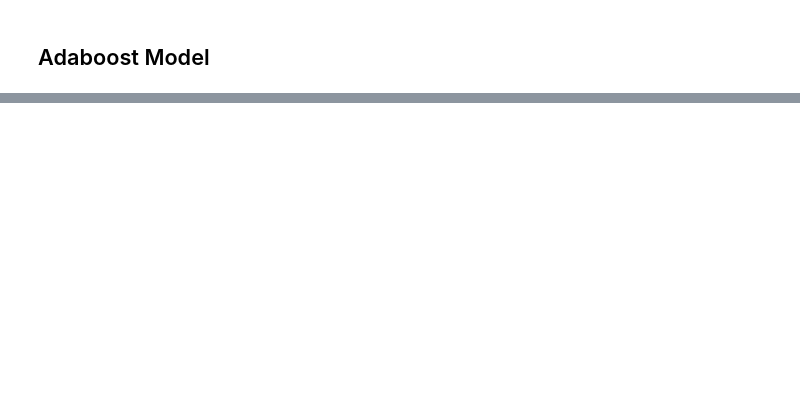
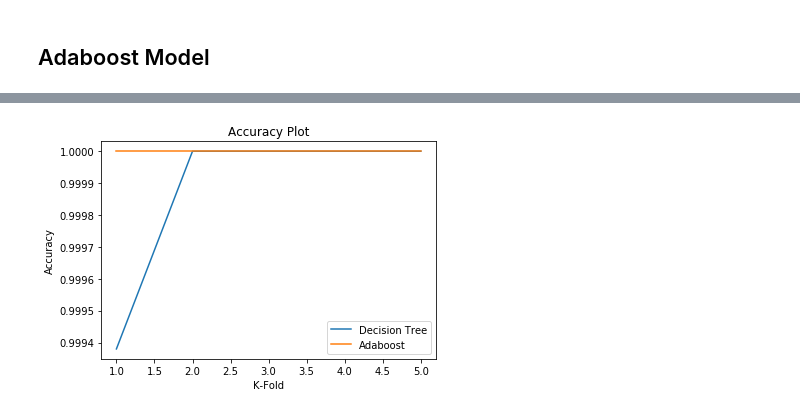
Before and after one commit to rjs211/CS564-ML, a Jupyter notebook: Assignment5/Q2/Q2.ipynb, the cells around one changed output, grey strips where cells are left out. Drawn from its saved outputs; the diff is of its cells as text; code cells hidden in the pictures; blank space fills up the shorter version.

```diff
--- a/Assignment5/Q2/Q2.ipynb
+++ b/Assignment5/Q2/Q2.ipynb
@@ -52,2 +56,5 @@ X_Train, X_Test, Y_Train, Y_Test = train_test_split(X.values, Y.values, test_siz
+# %%
+X = X.values
+Y = Y.values
 # %%
 kf = KFold(n_splits = 5, shuffle = True)
@@ -53,0 +341,15 @@ kf = KFold(n_splits = 5, shuffle = True)
+# %%
+dtree = DecisionTree('misclassification')
+decision_tree_scores = []
+
+print('For 5-Fold Cross Validation')
+for train_index, val_index in kf.split(X):
+    X_train, X_val = X[train_index], X[val_index]
+    Y_train, Y_val = Y[train_index], Y[val_index]
+
+    root = dtree.build_tree(data = X_train, labels = Y_train)
+    print(dtree.root)
+
+    y_pred_test = dtree.get_labels(data = X_val)
+    decision_tree_scores.append(get_scores(Y_val.ravel(), y_pred_test))
+    print('Acc: {}, Prec: {}, Rec: {}, Fscore: {}\n'.format(*get_scores(Y_val.ravel(), y_pred_test)))
@@ -55,0 +438,15 @@ kf = KFold(n_splits = 5, shuffle = True)
+# %%
+# Adaboost classification with 5 weak classifiers.
+adaboost_scores = []
+
+print('For 5-Fold Cross Validation')
+for train_index, val_index in kf.split(X):
+    X_train, X_val = X[train_index], X[val_index]
+    Y_train, Y_val = Y[train_index], Y[val_index]
+
+    ada = Adaboost(n_clf = 5)
+    ada.fit(X_train, Y_train.ravel())
+    y_pred_test = dtree.get_labels(data = X_val)
+
+    adaboost_scores.append(get_scores(Y_val.ravel(), y_pred_test))
+    print('Acc: {}, Prec: {}, Rec: {}, Fscore: {}\n'.format(*get_scores(Y_val.ravel(), y_pred_test)))
@@ -55,0 +464,13 @@ kf = KFold(n_splits = 5, shuffle = True)
+# %%
+x = [1, 2, 3, 4, 5]
+y1 = [elem[0] for elem in decision_tree_scores]
+plt.plot(x, y1, label = "Decision Tree")
+y2 = [elem[0] for elem in adaboost_scores]
+plt.plot(x, y2, label = "Adaboost")
+plt.xlabel('K-Fold')
+plt.ylabel('Accuracy')
+plt.title('Accuracy Plot')
+plt.legend()
+plt.show()
+# %% [output]
+[figure, added]
```
Also changed, not shown: parts of 18 cells of this notebook.
